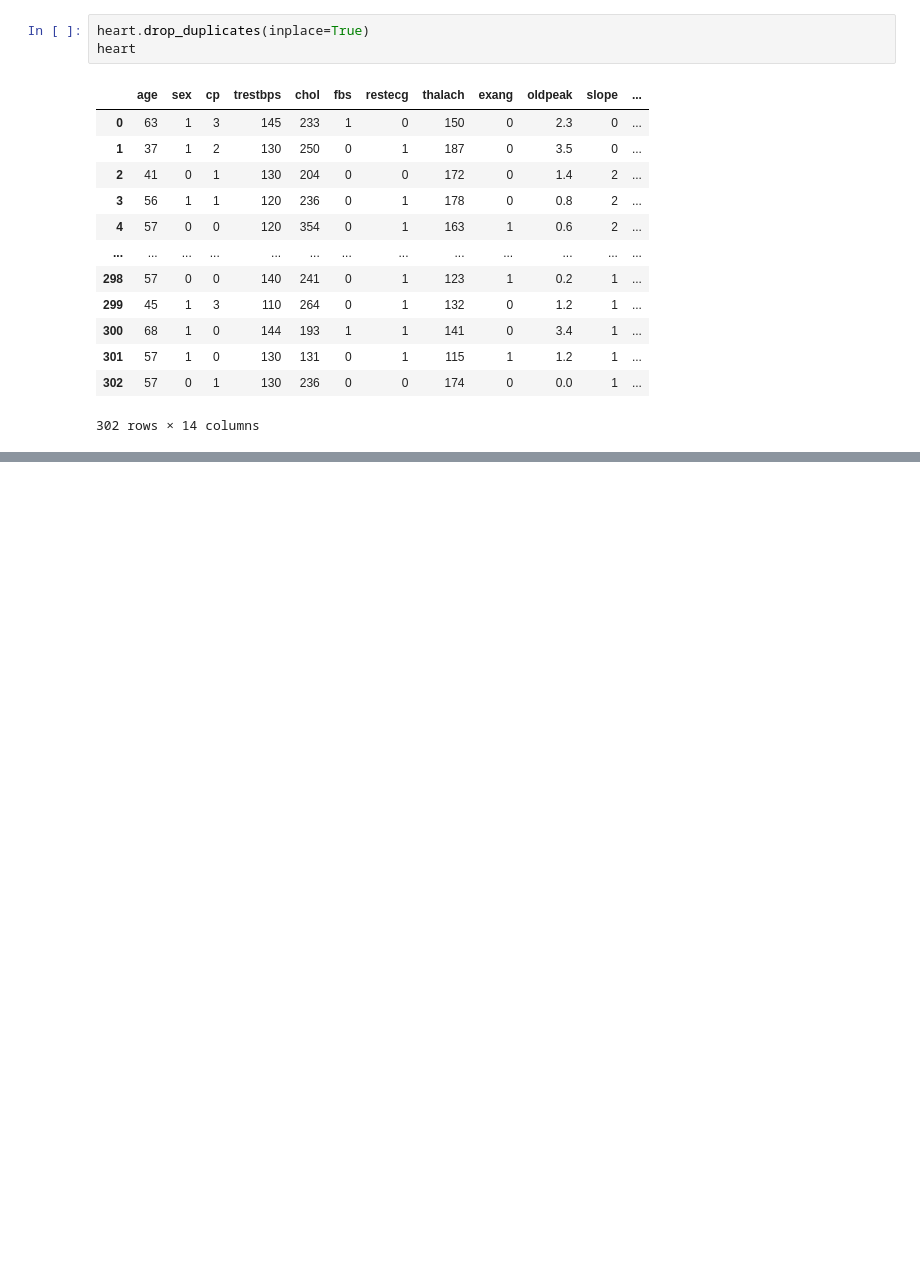
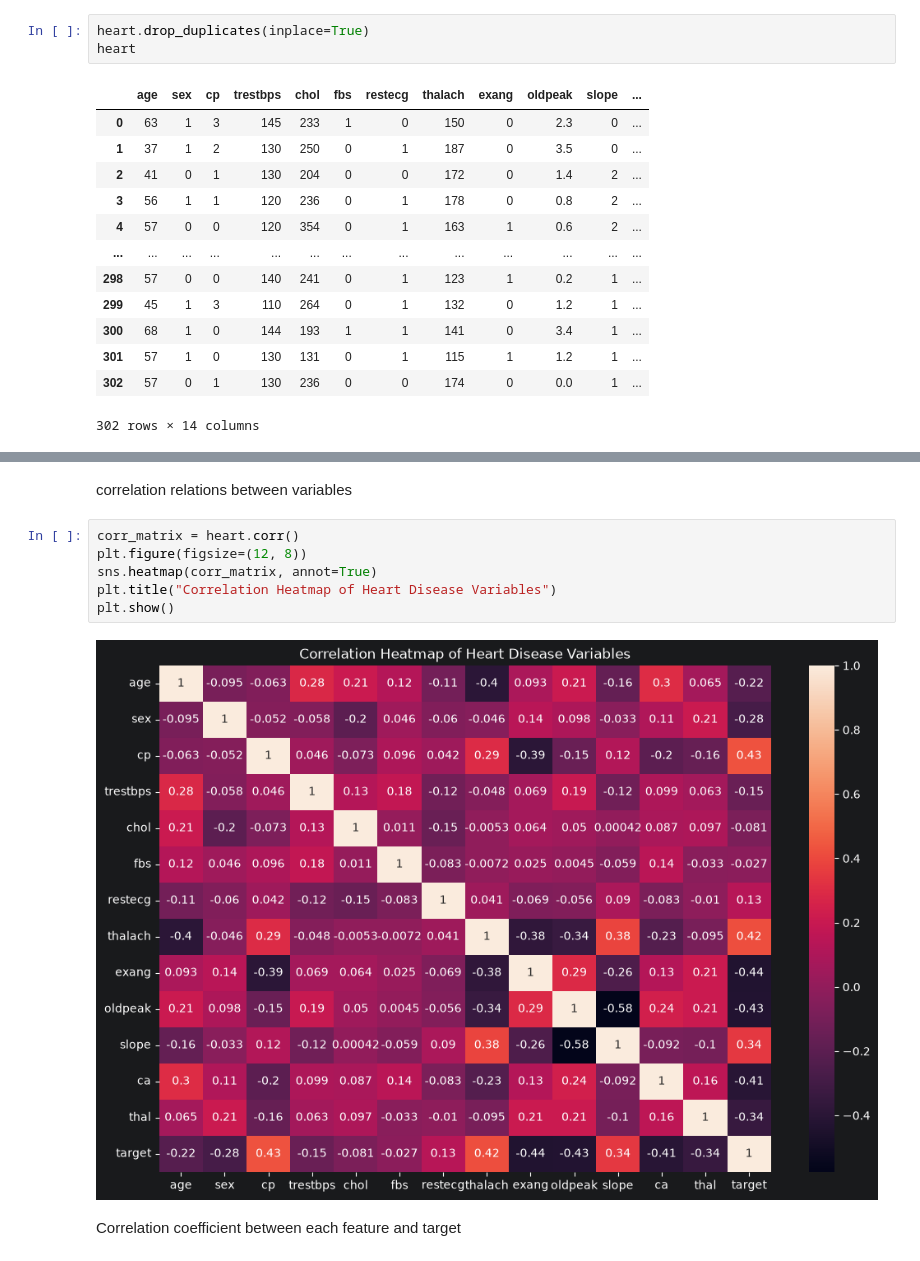
Before and after one commit to mohammedosama27/Mining-project, a Jupyter notebook: preprocessing.ipynb, the cells around one changed output, grey strips where cells are left out. Drawn from its saved outputs; the diff is of its cells as text; blank space fills up the shorter version.

```diff
--- a/preprocessing.ipynb
+++ b/preprocessing.ipynb
@@ -90,0 +169,12 @@ heart
+# %% [markdown]
+correlation relations between variables
+# %%
+corr_matrix = heart.corr()
+plt.figure(figsize=(12, 8))
+sns.heatmap(corr_matrix, annot=True)
+plt.title("Correlation Heatmap of Heart Disease Variables")
+plt.show()
+# %% [output]
+[figure, added]
+# %% [markdown]
+Correlation coefficient between each feature and target
```
Also changed, not shown: parts of 38 cells of this notebook, 1 other file.
